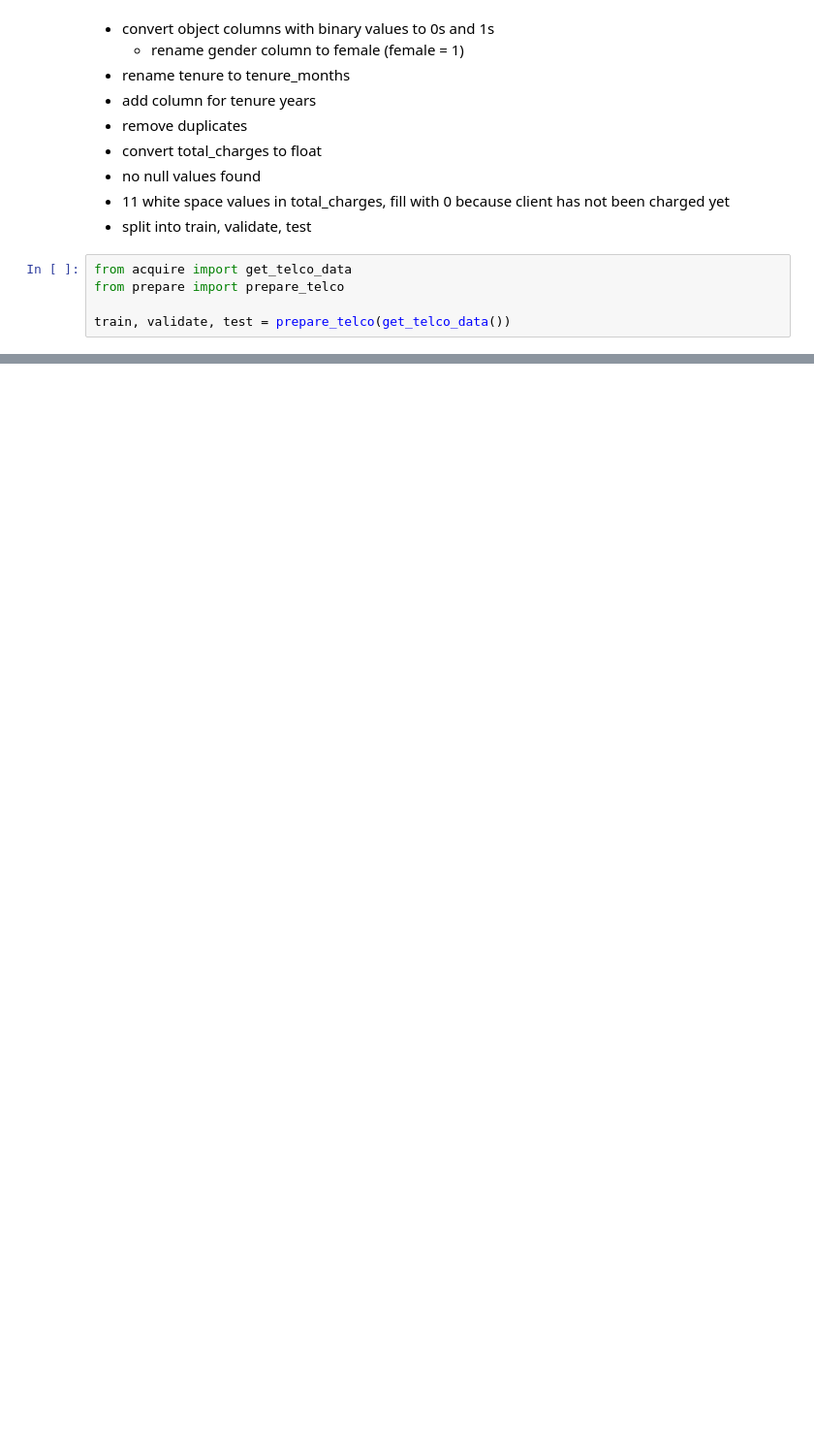
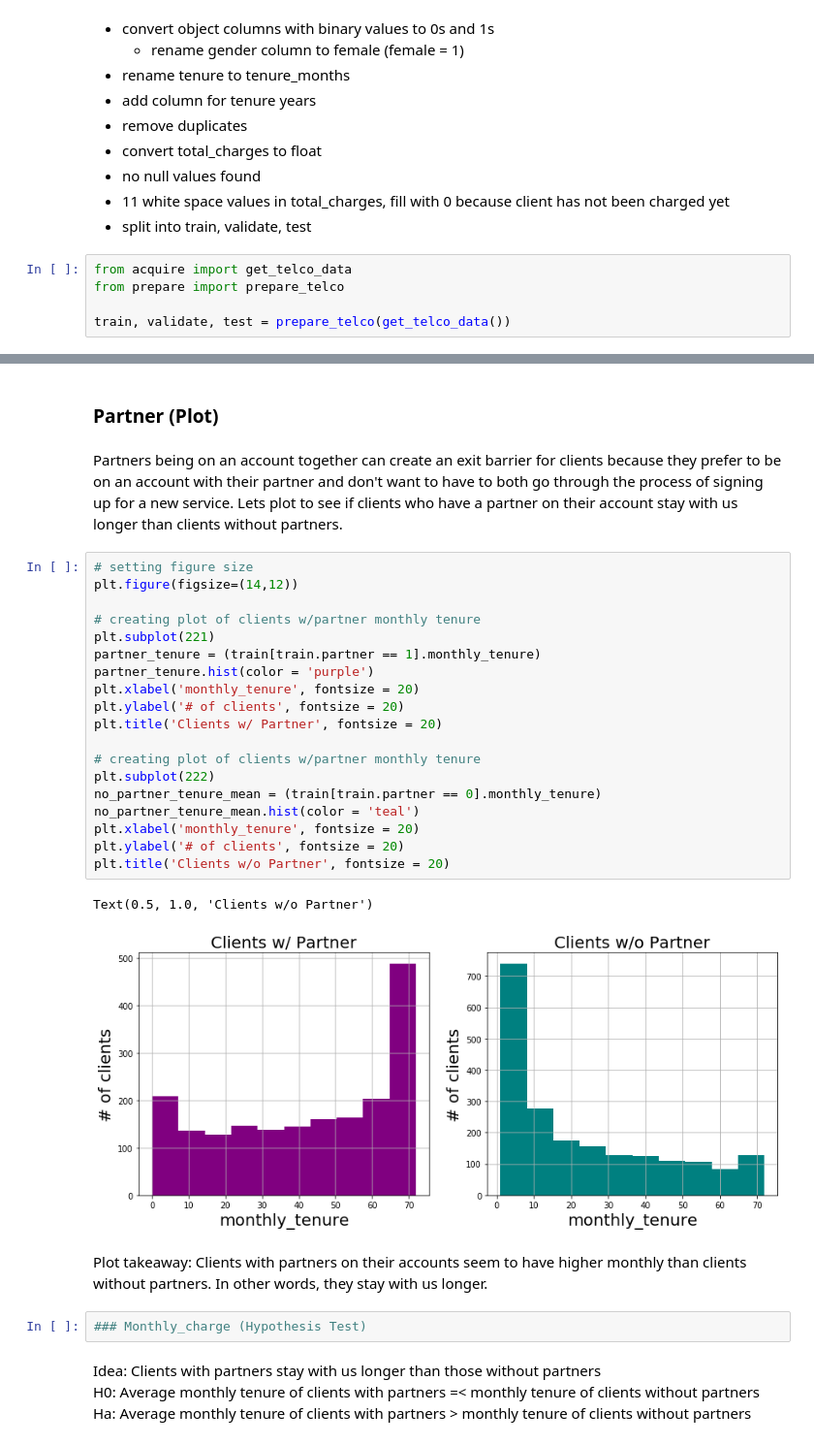
Before and after one commit to SamuelD-Data/Telco_Churn_Project, a Jupyter notebook: classification_project.ipynb, the cells around one changed output, grey strips where cells are left out. Shown at 97% size. Cells and saved outputs as stored; diff of their text form; blank space fills up the shorter version.

```diff
--- a/classification_project.ipynb
+++ b/classification_project.ipynb
@@ -228,0 +273,36 @@ train = train[['customer_id', 'female', 'senior_citizen', 'partner', 'dependents
+# %% [markdown]
+### Partner (Plot)
+# %% [markdown]
+Partners being on an account together can create an exit barrier for clients because they prefer to be on an account with their partner and don't want to have to both go through the process of signing up for a new service. Lets plot to see if clients who have a partner on their account stay with us longer than clients without partners.
+# %%
+# setting figure size
+plt.figure(figsize=(14,12))
+
+# creating plot of clients w/partner monthly tenure
+plt.subplot(221)
+partner_tenure = (train[train.partner == 1].monthly_tenure)
+partner_tenure.hist(color = 'purple')
+plt.xlabel('monthly_tenure', fontsize = 20)
+plt.ylabel('# of clients', fontsize = 20)
+plt.title('Clients w/ Partner', fontsize = 20)
+
+# creating plot of clients w/partner monthly tenure
+plt.subplot(222)
+no_partner_tenure_mean = (train[train.partner == 0].monthly_tenure)
+no_partner_tenure_mean.hist(color = 'teal')
+plt.xlabel('monthly_tenure', fontsize = 20)
+plt.ylabel('# of clients', fontsize = 20)
+plt.title('Clients w/o Partner', fontsize = 20)
+# %% [output]
+Text(0.5, 1.0, 'Clients w/o Partner')
+[figure, added]
+# %% [markdown]
+Plot takeaway: Clients with partners on their accounts seem to have higher monthly than clients without partners. In other words, they stay with us longer.
+# %%
+### Monthly_charge (Hypothesis Test)
+# %% [markdown]
+Idea: Clients with partners stay with us longer than those without partners
+<br>
+H0: Average monthly tenure of clients with partners =< monthly tenure of clients without partners
+<br>
+Ha: Average monthly tenure of clients with partners > monthly tenure of clients without partners
```
Also changed, not shown: parts of 70 cells of this notebook.
